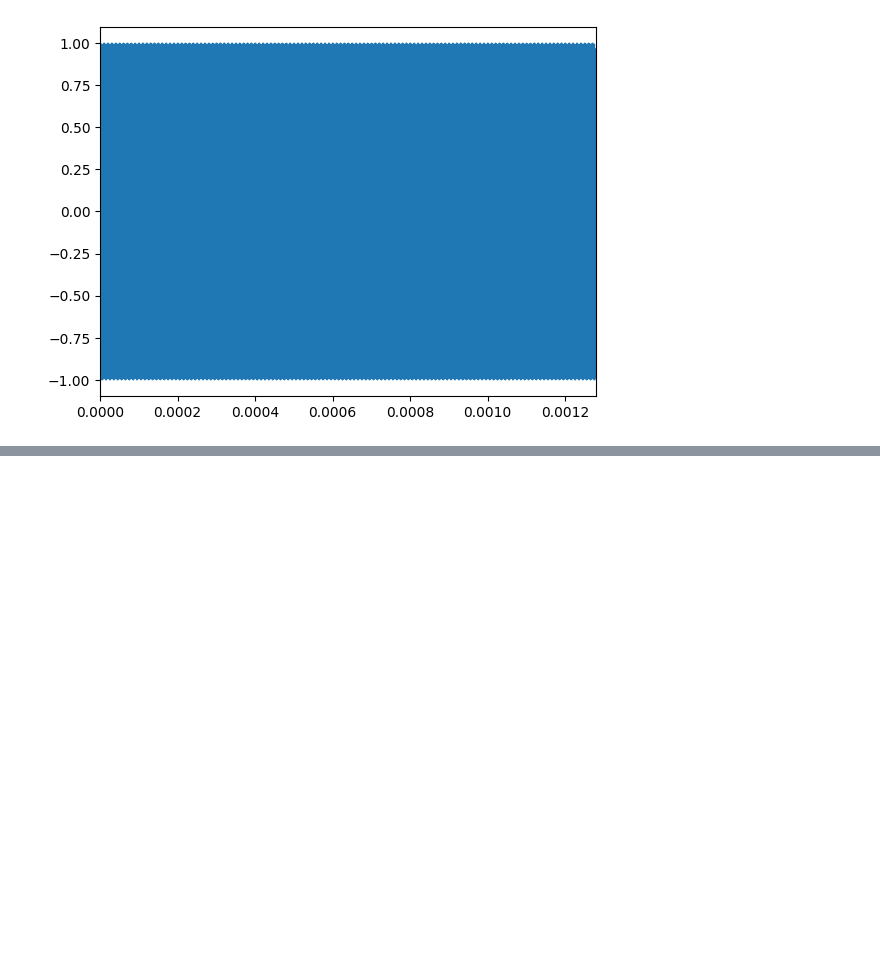
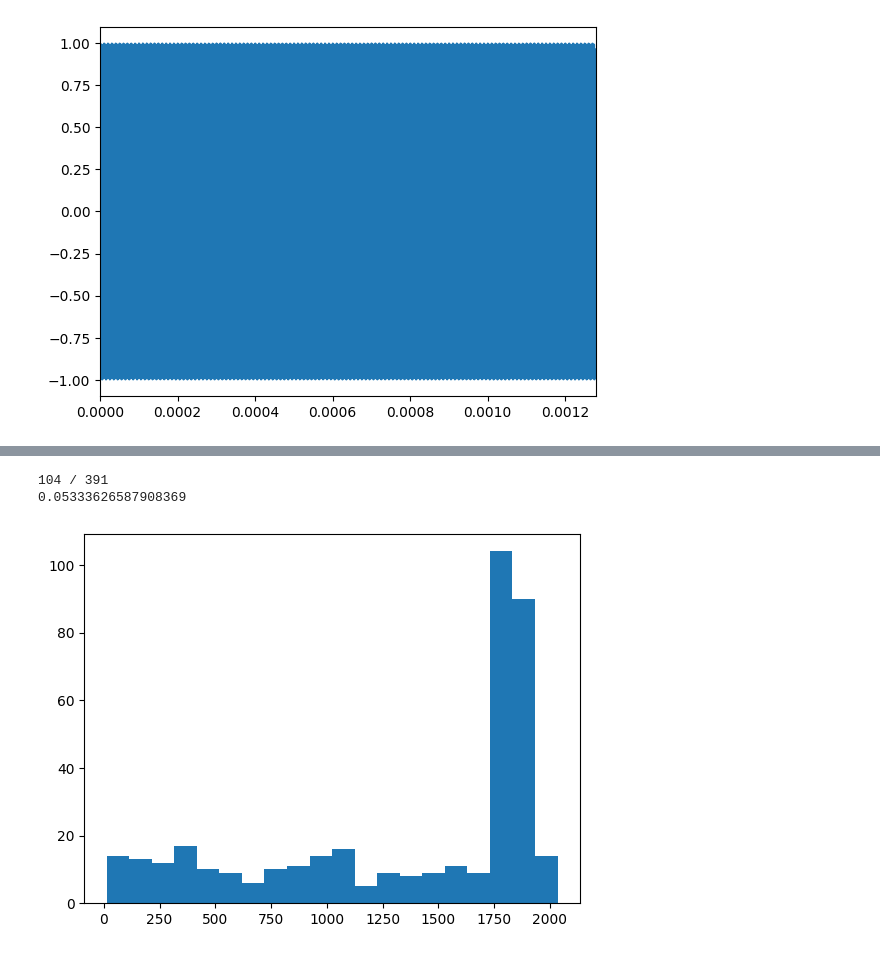
Before and after one commit to AaronParsons/sdrudp, a Jupyter notebook: notebooks/phase_detect_and_correct.ipynb, the cells around one changed output, grey strips where cells are left out. Cells and saved outputs as stored; diff of their text form; code cells hidden in the pictures; blank space fills up the shorter version.

```diff
--- a/notebooks/phase_detect_and_correct.ipynb
+++ b/notebooks/phase_detect_and_correct.ipynb
@@ -111 +123,16 @@ for i in range(2):
+# %%
+diff = np.abs(np.diff(np.unwrap(phi), axis=1))
+m = diff.max(axis=1)
+argm = diff.argmax(axis=1)
+ix = m.argsort()[0]
+print(np.count_nonzero(m < 5*diff.mean(axis=1)), "/", len(data))
+print(m[ix])
+
+plt.figure()
+plt.hist(argm, bins=20, histtype="bar")
+plt.show()
+# %% [output]
+104 / 391
+0.05333626587908369
+[figure, added]
 # %%
```
Also changed, not shown: parts of 20 cells of this notebook, 1 other file.
